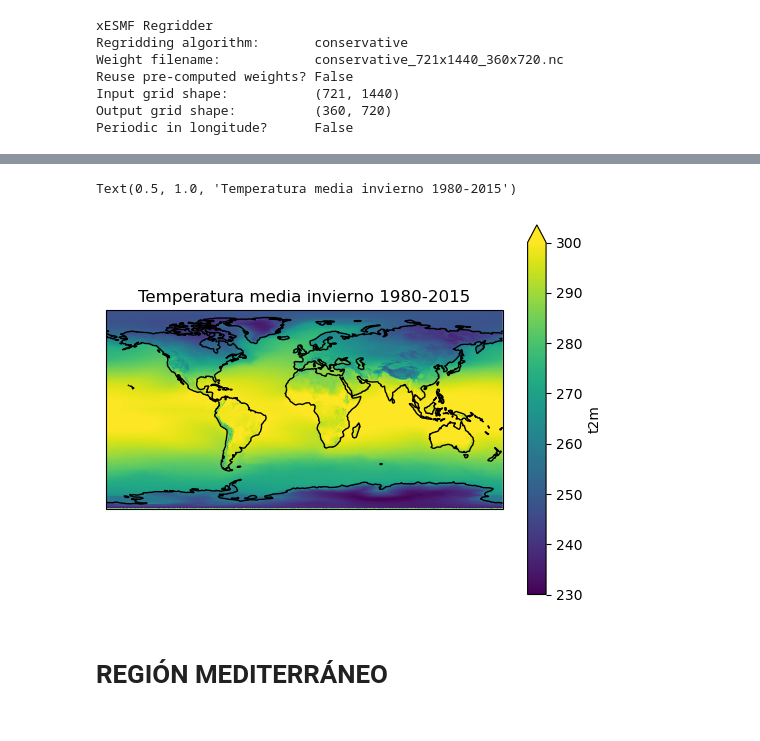
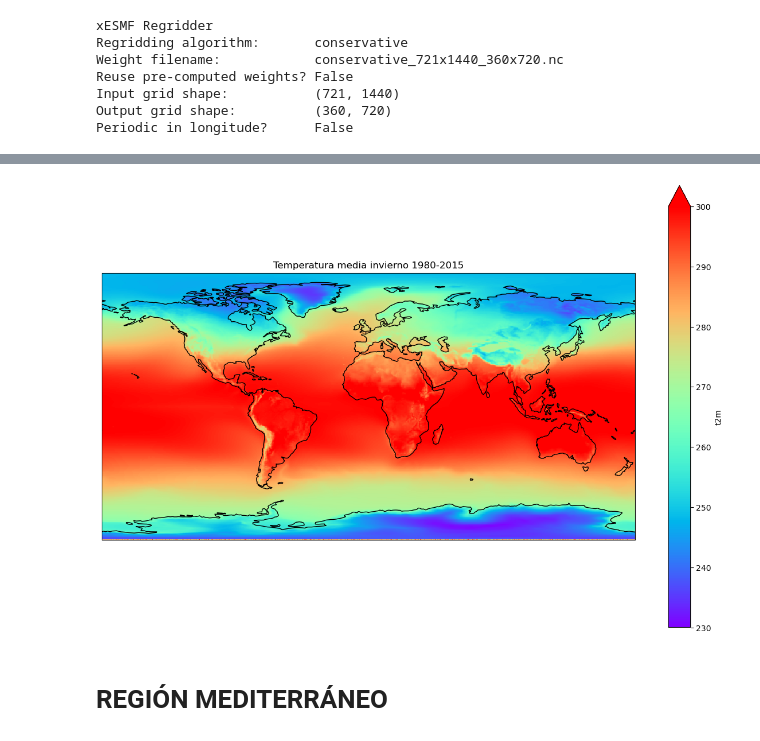
Before and after one commit to rubeenalonso/Practicas-Predictia, a Jupyter notebook: Tarea.ipynb, the cells around one changed output, grey strips where cells are left out. Cells and saved outputs as stored; diff of their text form; code cells hidden in the pictures.

```diff
--- a/Tarea.ipynb
+++ b/Tarea.ipynb
@@ -134,12 +136,12 @@ Text(0.5, 1.0, 'Mes 1 Año 1980')
 # %%
 dr_out_mean = dr_out.mean(dim='time')
 ax = plt.axes(projection=ccrs.PlateCarree())
-dr_out_mean.plot.pcolormesh(ax=ax, vmin=230, vmax=300)
+dr_out_mean.plot.pcolormesh(ax=ax, vmin=230, vmax=300, cmap='rainbow')
 ax.coastlines()
 plt.title('Temperatura media invierno 1980-2015')
+plt.gcf().set_size_inches(15, 10)
 # %% [output]
-Text(0.5, 1.0, 'Temperatura media invierno 1980-2015')
-[figure, old version]
+[figure, new version]
 # %% [markdown]
 # REGIÓN MEDITERRÁNEO
 # %%
```
Also changed, not shown: parts of 4 cells of this notebook.
